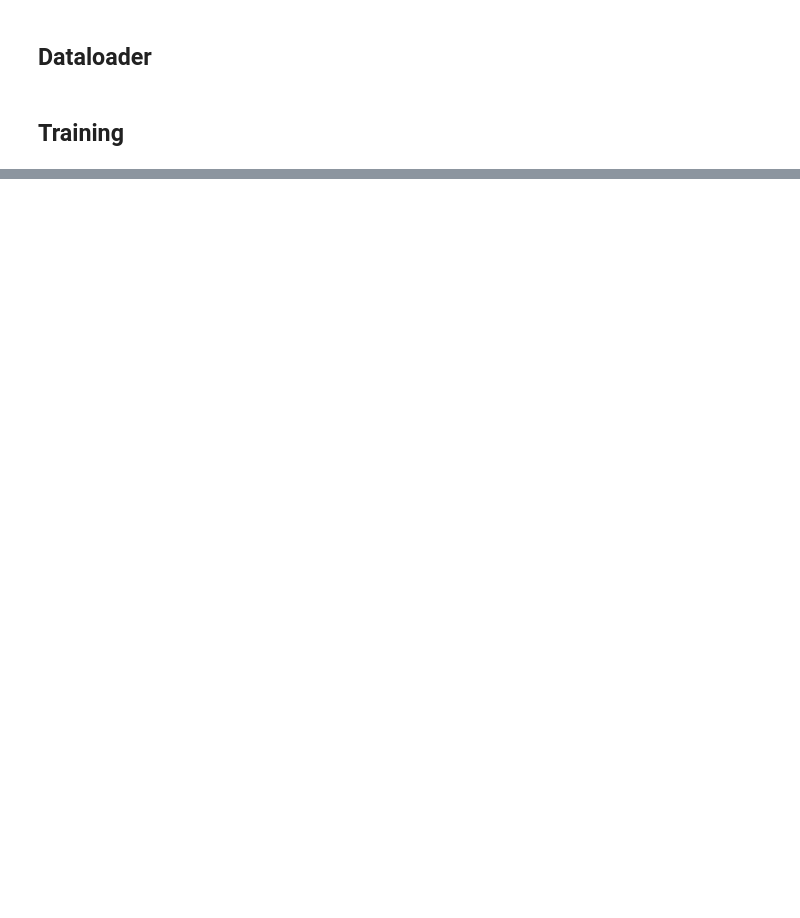
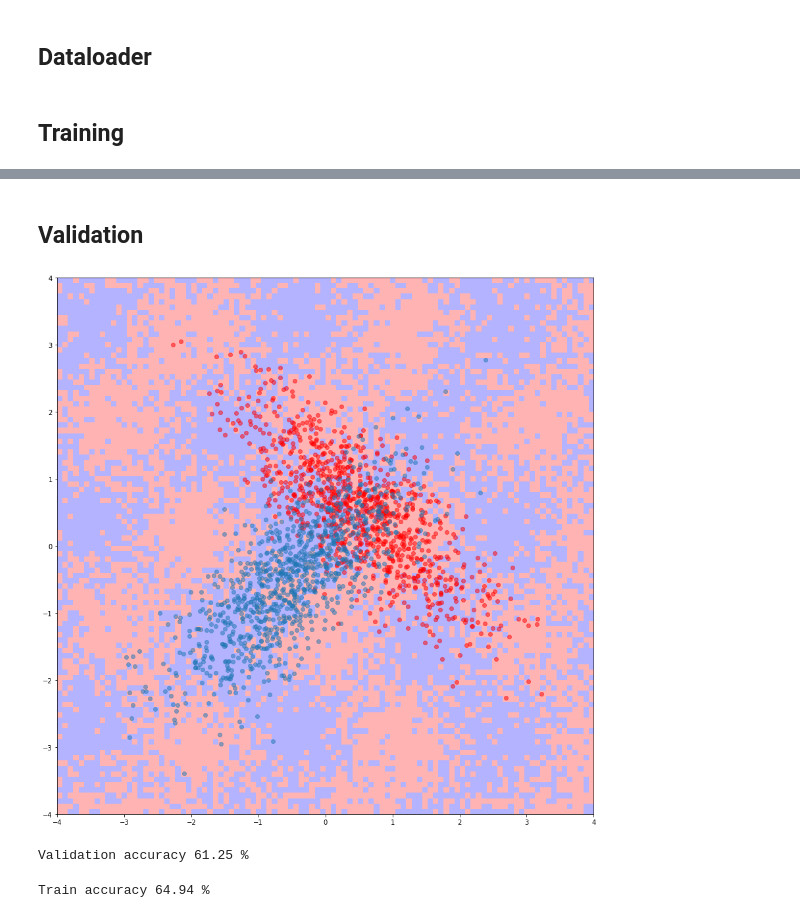
Before and after one commit to RussellALA/quantumML, a Jupyter notebook: VariationalClassifier.ipynb, the cells around one changed output, grey strips where cells are left out. Saved outputs shown, nothing was run; the diff lists cells and outputs as text; code cells hidden in the pictures; blank space fills up the shorter version.

```diff
--- a/VariationalClassifier.ipynb
+++ b/VariationalClassifier.ipynb
@@ -97,17 +136,16 @@ class Dataloader:
 # %% [markdown]
 ## Training
+# %%
+# Training Parameters
+n_epochs = 5
+batch_size = 40
+learning_rate = 0.005
+beta1, beta2 = 0.9, 0.9
 # %%
-opt = AdamOptimizer(0.005, beta1=0.9, beta2=0.9)
+opt = AdamOptimizer(learning_rate, beta1=beta1, beta2=beta2)
 model = Model()
 
 #Initial params
-v = np.random.randn(model.n_params)
-
-n_epochs = 5
-batch_size = 1024
-
-for epoch in range(n_epochs):
-    # Shuffle data
-    perm = np.random.permutation(len(data_train))
-    data_train = data_train[perm]
-    labels_train = labels_train[perm]
+var = (np.random.randn(model.n_layers, model.n_features, 3) * 0.01, 0.0)
+trainloader = Dataloader(data_train, labels_train, batch_size)
+valloader = Dataloader(data_val, labels_val, batch_size)
@@ -113,0 +158,5 @@ for epoch in range(n_epochs):
+# %%
+for epoch in trange(n_epochs):
+    for x, y in tqdm(trainloader, leave=False):
+        var = opt.step(lambda v: cost(v, model, x, y), var)
+    tqdm.write(f"Validation loss in epoch {epoch}: {validate(var)}")
@@ -113,0 +169,33 @@ for epoch in range(n_epochs):
+# %% [markdown]
+## Validation
+# %%
+# Decision Regions
+pixels = np.empty((100, 100))
+
+for i, x in enumerate(np.linspace(-4, 4, 100)):
+    for j, y in enumerate(np.linspace(-4, 4, 100)):
+        pixels[i, j] = model(np.array([x,y]), var[0], var[1])
+# %%
+plt.figure(figsize=(15, 15))
+plt.imshow(pixels, cmap="bwr", alpha=0.3, extent=[-4, 4, -4, 4])
+plt.scatter(data_signal[:1000,0], data_signal[:1000,1], color="red", alpha=0.5)
+plt.scatter(data_background[:1000,0], data_background[:1000,1], alpha=0.5)
+plt.show()
+# %% [output]
+[figure, added]
+# %%
+# Accuracy
+acc = 0.0
+for x, y in tqdm(valloader):
+    out = np.array([model(data, var[0], var[1]) for data in x])
+    acc += np.sum(np.sign(y) == np.sign(out))/(len(valloader)*batch_size)
+print("Validation accuracy %.2f %%" %(acc*100))
+
+acc = 0.0
+for x, y in tqdm(trainloader):
+    out = np.array([model(data, var[0], var[1]) for data in x])
+    acc += np.sum(np.sign(y) == np.sign(out))/(len(trainloader)*batch_size)
+print("Train accuracy %.2f %%" %(acc*100))
+# %% [output]
+Validation accuracy 61.25 %
+Train accuracy 64.94 %
```
Also changed, not shown: parts of 12 cells of this notebook.
